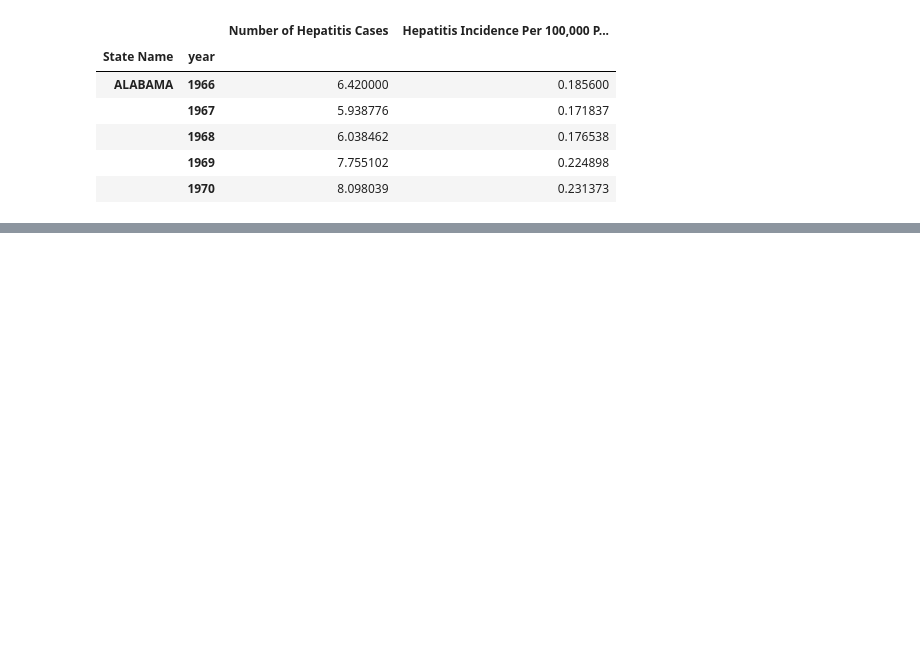
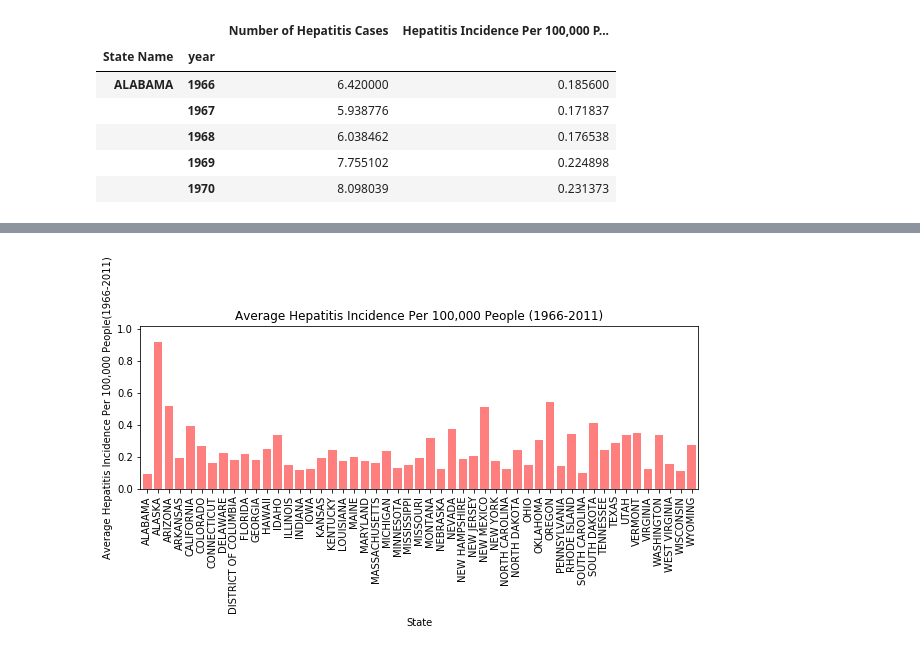
Before and after one commit to shettman/Epidemics-Project, a Jupyter notebook: contagious_diseases.ipynb, the cells around one changed output, grey strips where cells are left out. Cells and saved outputs as stored; diff of their text form; code cells hidden in the pictures; blank space fills up the shorter version.

```diff
--- a/contagious_diseases.ipynb
+++ b/contagious_diseases.ipynb
@@ -611,0 +757,17 @@ mean_grouped_hepatitis_df.head()
+# %%
+x_axis = np.arange(len(reset_state_mean_grouped_hepatitis_df))
+tick_locations = [value+0.4 for value in x_axis]
+plt.figure(figsize=(10,3))
+
+plt.bar(x_axis, reset_state_mean_grouped_hepatitis_df['Hepatitis Incidence Per 100,000 People'], color='r', alpha=0.5, align="edge")
+plt.xticks(tick_locations, reset_state_mean_grouped_hepatitis_df['State Name'], rotation="vertical")
+
+plt.xlim(-0.25, len(x_axis))
+plt.ylim(0, max(reset_state_mean_grouped_hepatitis_df['Hepatitis Incidence Per 100,000 People']) + 0.1)
+plt.title("Average Hepatitis Incidence Per 100,000 People (1966-2011)")
+plt.xlabel("State")
+plt.ylabel("Average Hepatitis Incidence Per 100,000 People(1966-2011)")
+#plt.legend()
+plt.show()
+# %% [output]
+[figure, added]
```
Also changed, not shown: parts of 66 cells of this notebook, 2 other files.
